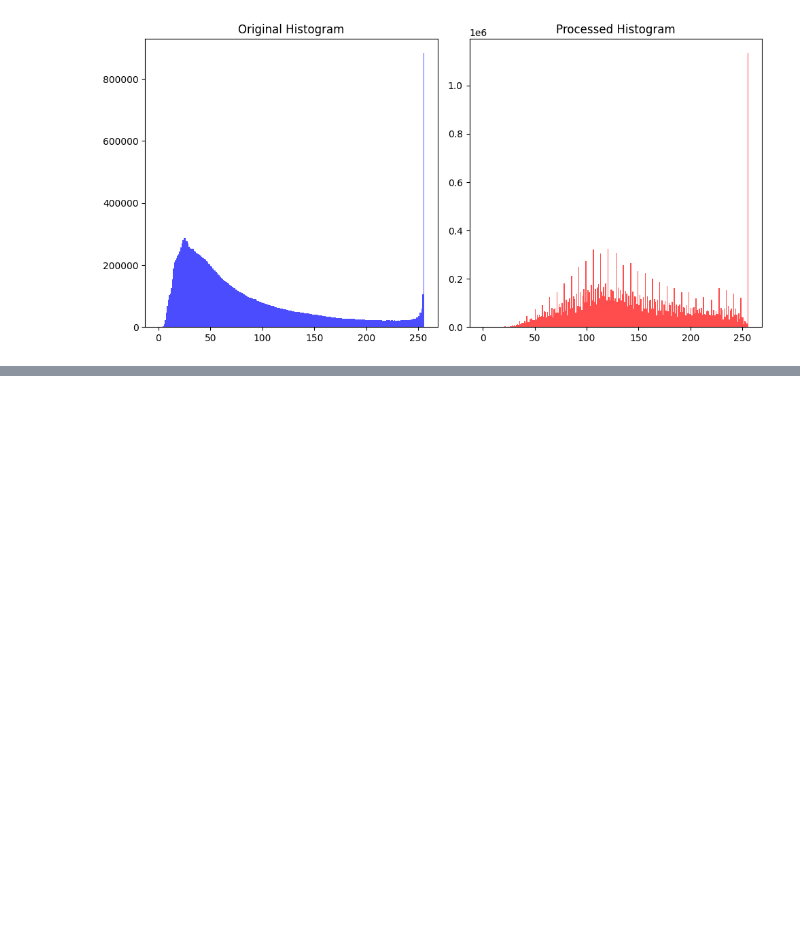
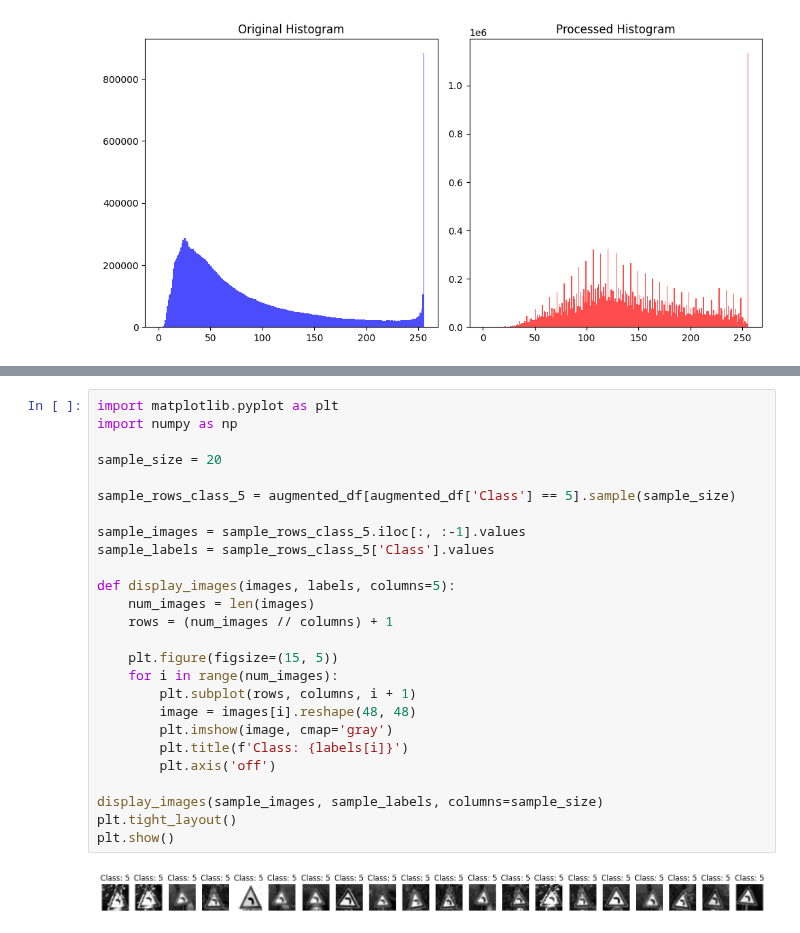
Before and after one commit to Suhail270/DMML, a Jupyter notebook: Coursework/Part 1/testing.ipynb, the cells around one changed output, grey strips where cells are left out. Drawn from its saved outputs; the diff is of its cells as text; blank space fills up the shorter version.

Commit message:
tried image data generation

```diff
--- a/Coursework/Part 1/testing.ipynb
+++ b/Coursework/Part 1/testing.ipynb
@@ -451,0 +513,28 @@ plt.show()
+# %%
+import matplotlib.pyplot as plt
+import numpy as np
+
+sample_size = 20
+
+sample_rows_class_5 = augmented_df[augmented_df['Class'] == 5].sample(sample_size)
+
+sample_images = sample_rows_class_5.iloc[:, :-1].values
+sample_labels = sample_rows_class_5['Class'].values
+
+def display_images(images, labels, columns=5):
+    num_images = len(images)
+    rows = (num_images // columns) + 1
+
+    plt.figure(figsize=(15, 5))
+    for i in range(num_images):
+        plt.subplot(rows, columns, i + 1)
+        image = images[i].reshape(48, 48)
+        plt.imshow(image, cmap='gray')
+        plt.title(f'Class: {labels[i]}')
+        plt.axis('off')
+
+display_images(sample_images, sample_labels, columns=sample_size)
+plt.tight_layout()
+plt.show()
+# %% [output]
+[figure, added]
```
Also changed, not shown: parts of 10 cells of this notebook.
